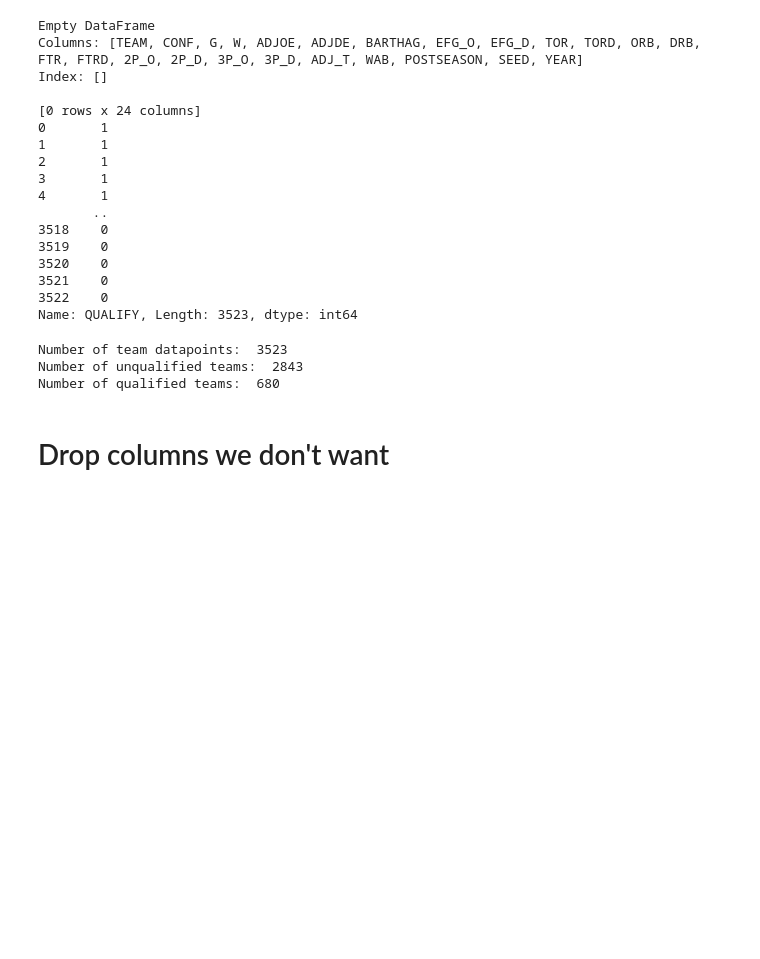
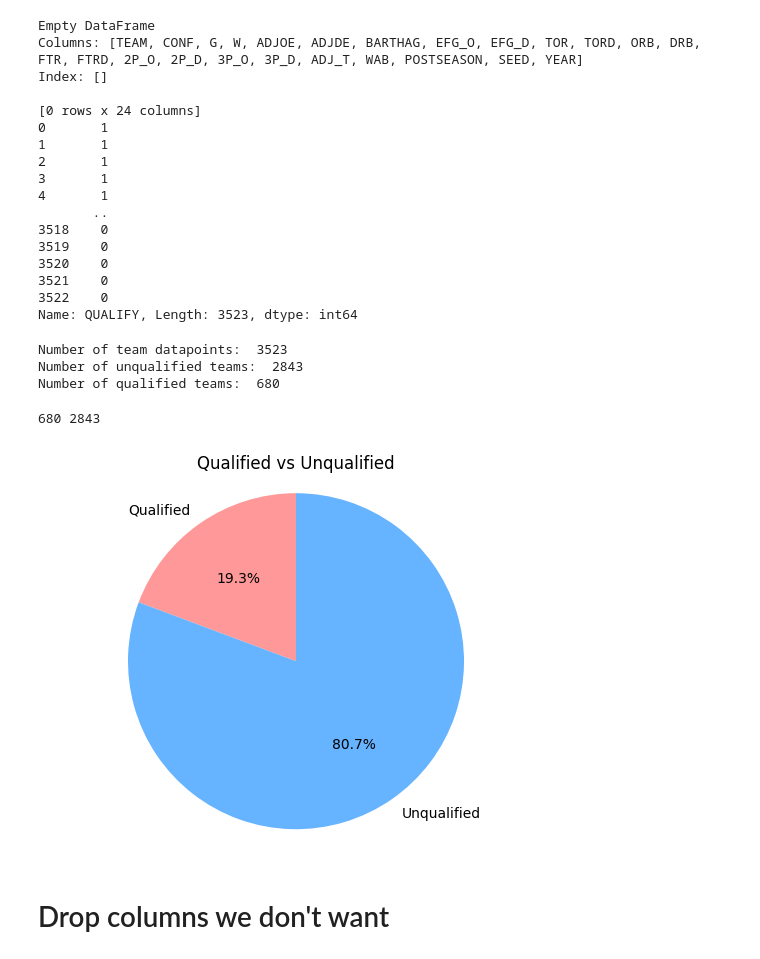
Before and after one commit to Weff24/MarchMadnessPredictor, a Jupyter notebook: qualify.ipynb, the cells around one changed output. Drawn from its saved outputs; the diff is of its cells as text; code cells hidden in the pictures; blank space fills up the shorter version.

```diff
--- a/qualify.ipynb
+++ b/qualify.ipynb
@@ -96,6 +96,27 @@ print("Number of qualified teams: ", len(clean_df[clean_df["QUALIFY"] == 1])) #
 Number of team datapoints:  3523
 Number of unqualified teams:  2843
 Number of qualified teams:  680
+# %%
+import matplotlib.pyplot as plt
+
+# Data
+qualified_count = len(clean_df[clean_df['QUALIFY'] == 1])
+unqualified_count = len(clean_df[clean_df['QUALIFY'] == 0])
+print(qualified_count, unqualified_count)
+
+# Pie chart
+labels = ['Qualified', 'Unqualified']
+sizes = [qualified_count, unqualified_count]
+colors = ['#ff9999','#66b3ff']
+# explode = (0.1, 0)  # explode the first slice
+
+plt.pie(sizes, labels=labels, colors=colors, autopct='%1.1f%%', startangle=90)
+plt.axis('equal')  # Equal aspect ratio ensures that pie is drawn as a circle.
+plt.title('Qualified vs Unqualified')
+plt.show()
+# %% [output]
+680 2843
+[figure, added]
 # %%
 # Undersample data to balance number of teams that qualify and don't qualify for training
 smaller_count = len(clean_df[clean_df["QUALIFY"] == 1])
```
Also changed, not shown: parts of 10 cells of this notebook, 2 other files.
